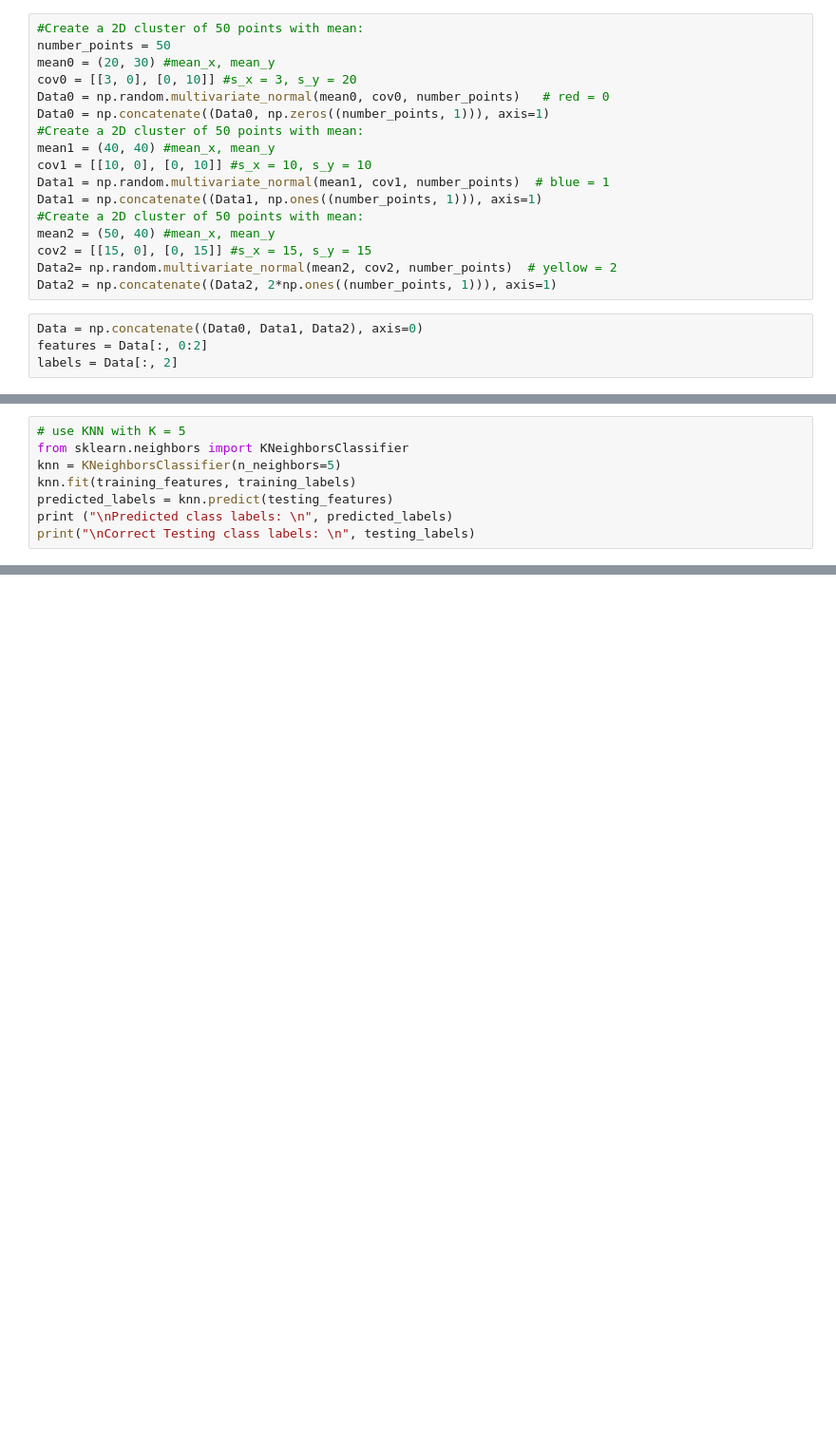
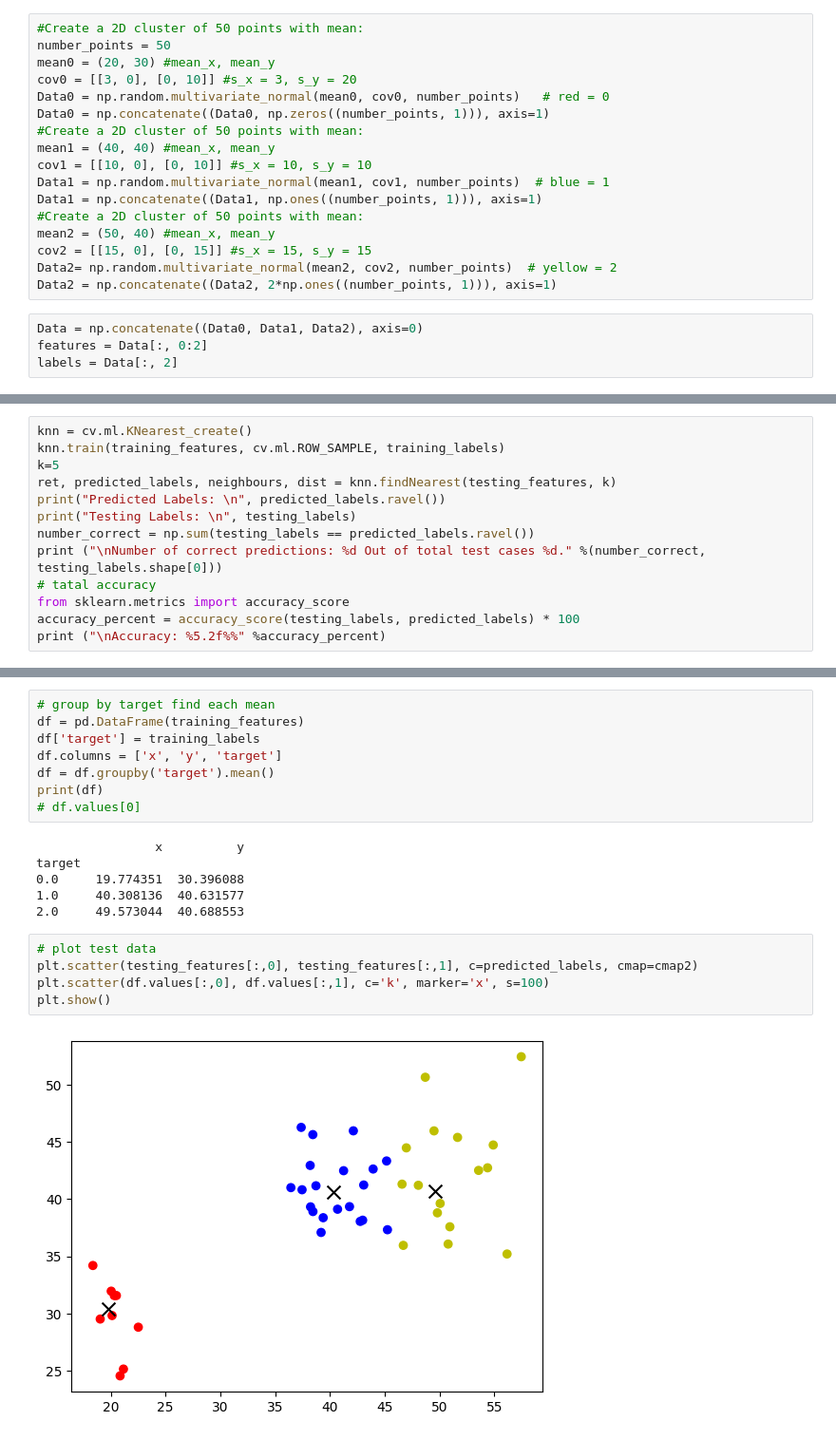
Before and after one commit to Freewifi-100/CPE393-Machine-Learning, a Jupyter notebook: Quiz2/1.ipynb, the cells around one changed output, grey strips where cells are left out. Shown at 95% size. Drawn from its saved outputs; the diff is of its cells as text; blank space fills up the shorter version.

```diff
--- a/Quiz2/1.ipynb
+++ b/Quiz2/1.ipynb
@@ -47,8 +60,0 @@ plt.scatter(training_features[:,0], training_features[:,1], c=training_labels, c
-# %%
-# use KNN with K = 5
-from sklearn.neighbors import KNeighborsClassifier
-knn = KNeighborsClassifier(n_neighbors=5)
-knn.fit(training_features, training_labels)
-predicted_labels = knn.predict(testing_features)
-print ("\nPredicted class labels: \n", predicted_labels)
-print("\nCorrect Testing class labels: \n", testing_labels)
@@ -62,0 +61,13 @@ Correct Testing class labels:
+# %%
+knn = cv.ml.KNearest_create()
+knn.train(training_features, cv.ml.ROW_SAMPLE, training_labels)
+k=5
+ret, predicted_labels, neighbours, dist = knn.findNearest(testing_features, k)
+print("Predicted Labels: \n", predicted_labels.ravel())
+print("Testing Labels: \n", testing_labels)
+number_correct = np.sum(testing_labels == predicted_labels.ravel())
+print ("\nNumber of correct predictions: %d Out of total test cases %d." %(number_correct, testing_labels.shape[0]))
+# tatal accuracy
+from sklearn.metrics import accuracy_score
+accuracy_percent = accuracy_score(testing_labels, predicted_labels) * 100
+print ("\nAccuracy: %5.2f%%" %accuracy_percent)
@@ -62,0 +85,21 @@ Correct Testing class labels:
+# %%
+# group by target find each mean
+df = pd.DataFrame(training_features)
+df['target'] = training_labels
+df.columns = ['x', 'y', 'target']
+df = df.groupby('target').mean()
+print(df)
+# df.values[0]
+# %% [output]
+                x          y
+target
+0.0     19.774351  30.396088
+1.0     40.308136  40.631577
+2.0     49.573044  40.688553
+# %%
+# plot test data
+plt.scatter(testing_features[:,0], testing_features[:,1], c=predicted_labels, cmap=cmap2)
+plt.scatter(df.values[:,0], df.values[:,1], c='k', marker='x', s=100)
+plt.show()
+# %% [output]
+[figure, added]
```
Also changed, not shown: parts of 14 cells of this notebook.
